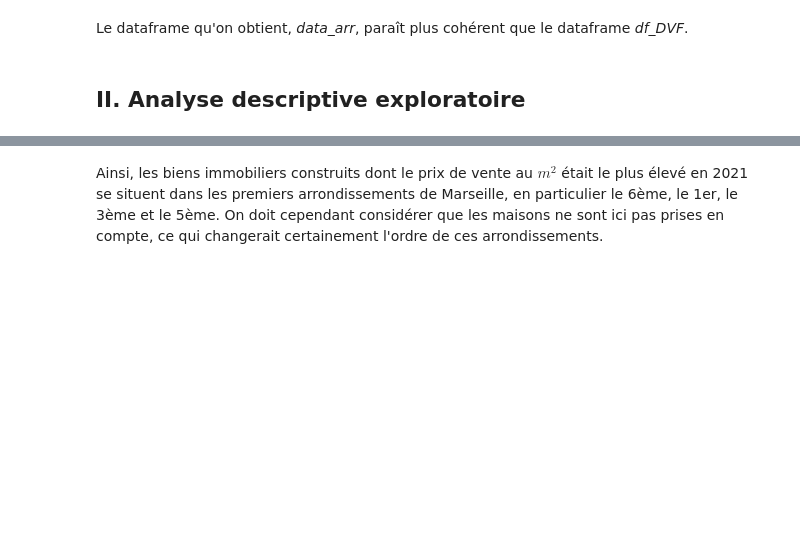
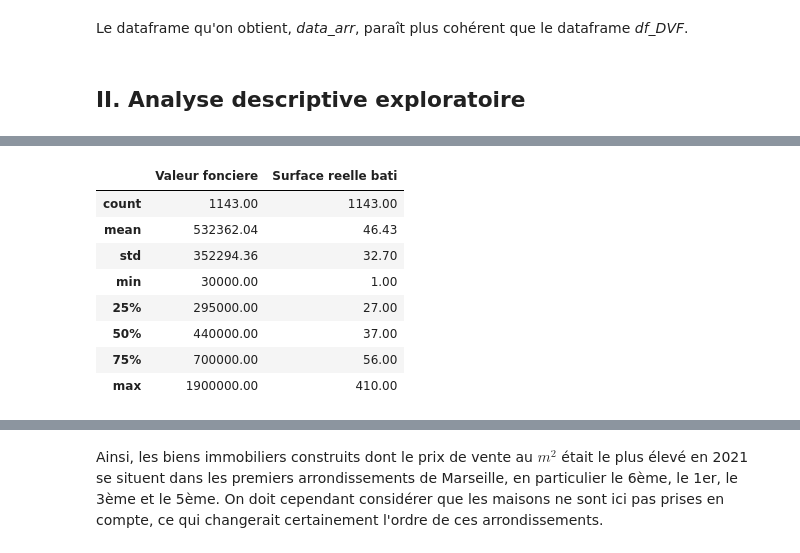
Before and after one commit to nkhenissi/pyhton-for-the-data-scientist, a Jupyter notebook: Notebook_final.ipynb, the cells around one changed output, grey strips where cells are left out. Saved outputs shown, nothing was run; the diff lists cells and outputs as text; code cells hidden in the pictures; blank space fills up the shorter version.

```diff
--- a/Notebook_final.ipynb
+++ b/Notebook_final.ipynb
@@ -107,0 +94,12 @@ dtype: float64
+# %%
+round(df_DVF.describe(),2)
+# %% [output]
+|  | Valeur fonciere | Surface reelle bati |
+| count | 1143.00 | 1143.00 |
+| mean | 532362.04 | 46.43 |
+| std | 352294.36 | 32.70 |
+| min | 30000.00 | 1.00 |
+| 25% | 295000.00 | 27.00 |
+| 50% | 440000.00 | 37.00 |
+| 75% | 700000.00 | 56.00 |
+| max | 1900000.00 | 410.00 |
```
Also changed, not shown: parts of 11 cells of this notebook.
